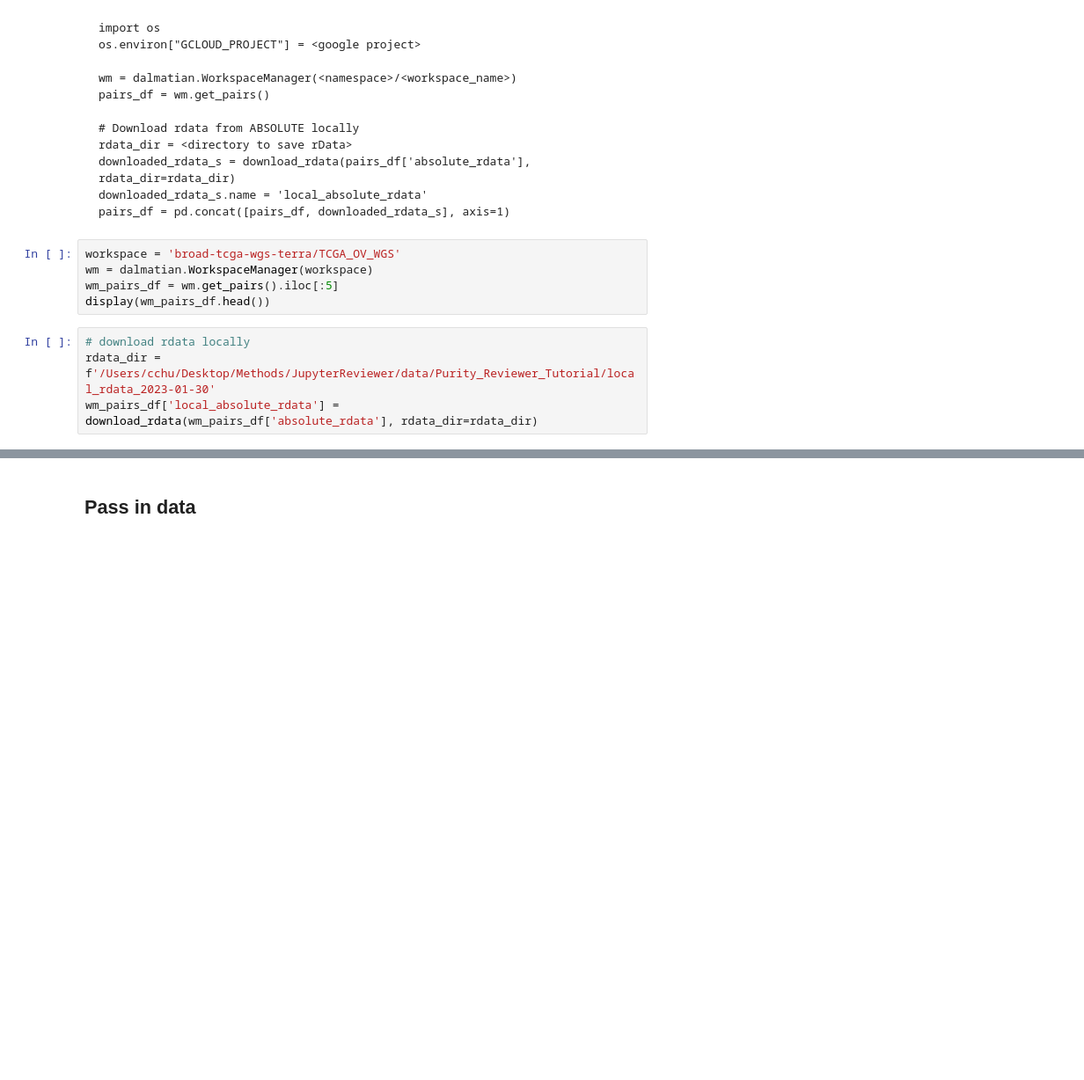
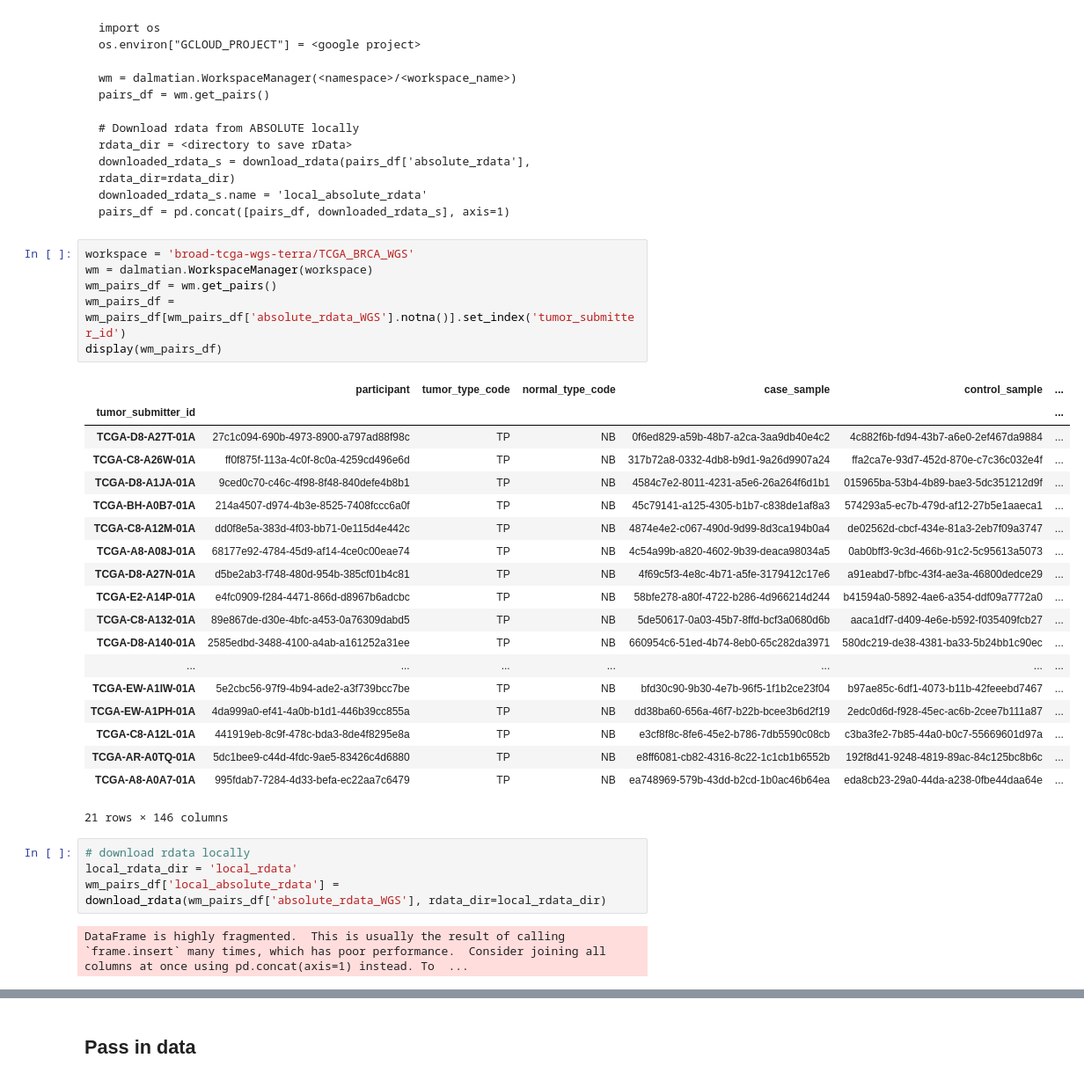
Before and after one commit to getzlab/PurityReviewer, a Jupyter notebook: example_notebooks/purity_reviewer_example.ipynb, the cells around one changed output, grey strips where cells are left out. Shown: that part at 88% size. Cells and saved outputs as stored; diff of their text form; blank space fills up the shorter version.

````diff
--- a/example_notebooks/purity_reviewer_example.ipynb
+++ b/example_notebooks/purity_reviewer_example.ipynb
@@ -84,13 +84,36 @@ downloaded_rdata_s.name = 'local_absolute_rdata'
 pairs_df = pd.concat([pairs_df, downloaded_rdata_s], axis=1)
 ```
 # %%
-workspace = 'broad-tcga-wgs-terra/TCGA_OV_WGS'
+workspace = 'broad-tcga-wgs-terra/TCGA_BRCA_WGS'
 wm = dalmatian.WorkspaceManager(workspace)
-wm_pairs_df = wm.get_pairs().iloc[:5]
-display(wm_pairs_df.head())
+wm_pairs_df = wm.get_pairs()
+wm_pairs_df = wm_pairs_df[wm_pairs_df['absolute_rdata_WGS'].notna()].set_index('tumor_submitter_id')
+display(wm_pairs_df)
+# %% [output]
+|  | participant | tumor_type_code | normal_type_code | case_sample | control_sample | ... |
+| tumor_submitter_id |  |  |  |  |  | ... |
+| TCGA-D8-A27T-01A | 27c1c094-690b-4973-8900-a797ad88f98c | TP | NB | 0f6ed829-a59b-48b7-a2ca-3aa9db40e4c2 | 4c882f6b-fd94-43b7-a6e0-2ef467da9884 | ... |
+| TCGA-C8-A26W-01A | ff0f875f-113a-4c0f-8c0a-4259cd496e6d | TP | NB | 317b72a8-0332-4db8-b9d1-9a26d9907a24 | ffa2ca7e-93d7-452d-870e-c7c36c032e4f | ... |
+| TCGA-D8-A1JA-01A | 9ced0c70-c46c-4f98-8f48-840defe4b8b1 | TP | NB | 4584c7e2-8011-4231-a5e6-26a264f6d1b1 | 015965ba-53b4-4b89-bae3-5dc351212d9f | ... |
+| TCGA-BH-A0B7-01A | 214a4507-d974-4b3e-8525-7408fccc6a0f | TP | NB | 45c79141-a125-4305-b1b7-c838de1af8a3 | 574293a5-ec7b-479d-af12-27b5e1aaeca1 | ... |
+| TCGA-C8-A12M-01A | dd0f8e5a-383d-4f03-bb71-0e115d4e442c | TP | NB | 4874e4e2-c067-490d-9d99-8d3ca194b0a4 | de02562d-cbcf-434e-81a3-2eb7f09a3747 | ... |
+| TCGA-A8-A08J-01A | 68177e92-4784-45d9-af14-4ce0c00eae74 | TP | NB | 4c54a99b-a820-4602-9b39-deaca98034a5 | 0ab0bff3-9c3d-466b-91c2-5c95613a5073 | ... |
+| TCGA-D8-A27N-01A | d5be2ab3-f748-480d-954b-385cf01b4c81 | TP | NB | 4f69c5f3-4e8c-4b71-a5fe-3179412c17e6 | a91eabd7-bfbc-43f4-ae3a-46800dedce29 | ... |
+| TCGA-E2-A14P-01A | e4fc0909-f284-4471-866d-d8967b6adcbc | TP | NB | 58bfe278-a80f-4722-b286-4d966214d244 | b41594a0-5892-4ae6-a354-ddf09a7772a0 | ... |
+| TCGA-C8-A132-01A | 89e867de-d30e-4bfc-a453-0a76309dabd5 | TP | NB | 5de50617-0a03-45b7-8ffd-bcf3a0680d6b | aaca1df7-d409-4e6e-b592-f035409fcb27 | ... |
+| TCGA-D8-A140-01A | 2585edbd-3488-4100-a4ab-a161252a31ee | TP | NB | 660954c6-51ed-4b74-8eb0-65c282da3971 | 580dc219-de38-4381-ba33-5b24bb1c90ec | ... |
+| ... | ... | ... | ... | ... | ... | ... |
+| TCGA-EW-A1IW-01A | 5e2cbc56-97f9-4b94-ade2-a3f739bcc7be | TP | NB | bfd30c90-9b30-4e7b-96f5-1f1b2ce23f04 | b97ae85c-6df1-4073-b11b-42feeebd7467 | ... |
+| TCGA-EW-A1PH-01A | 4da999a0-ef41-4a0b-b1d1-446b39cc855a | TP | NB | dd38ba60-656a-46f7-b22b-bcee3b6d2f19 | 2edc0d6d-f928-45ec-ac6b-2cee7b111a87 | ... |
+| TCGA-C8-A12L-01A | 441919eb-8c9f-478c-bda3-8de4f8295e8a | TP | NB | e3cf8f8c-8fe6-45e2-b786-7db5590c08cb | c3ba3fe2-7b85-44a0-b0c7-55669601d97a | ... |
+| TCGA-AR-A0TQ-01A | 5dc1bee9-c44d-4fdc-9ae5-83426c4d6880 | TP | NB | e8ff6081-cb82-4316-8c22-1c1cb1b6552b | 192f8d41-9248-4819-89ac-84c125bc8b6c | ... |
+| TCGA-A8-A0A7-01A | 995fdab7-7284-4d33-befa-ec22aa7c6479 | TP | NB | ea748969-579b-43dd-b2cd-1b0ac46b64ea | eda8cb23-29a0-44da-a238-0fbe44daa64e | ... |
+21 rows × 146 columns
 # %%
 # download rdata locally
-rdata_dir = f'/Users/cchu/Desktop/Methods/JupyterReviewer/data/Purity_Reviewer_Tutorial/local_rdata_2023-01-30'
-wm_pairs_df['local_absolute_rdata'] = download_rdata(wm_pairs_df['absolute_rdata'], rdata_dir=rdata_dir)
+local_rdata_dir = 'local_rdata'
+wm_pairs_df['local_absolute_rdata'] = download_rdata(wm_pairs_df['absolute_rdata_WGS'], rdata_dir=local_rdata_dir)
+# %% [output]
+DataFrame is highly fragmented.  This is usually the result of calling `frame.insert` many times, which has poor performance.  Consider joining all columns at once using pd.concat(axis=1) instead. To  ...
 # %%
 wm_pairs_df['local_absolute_rdata'].iloc[0]
````
Also changed, not shown: parts of 7 cells of this notebook.
